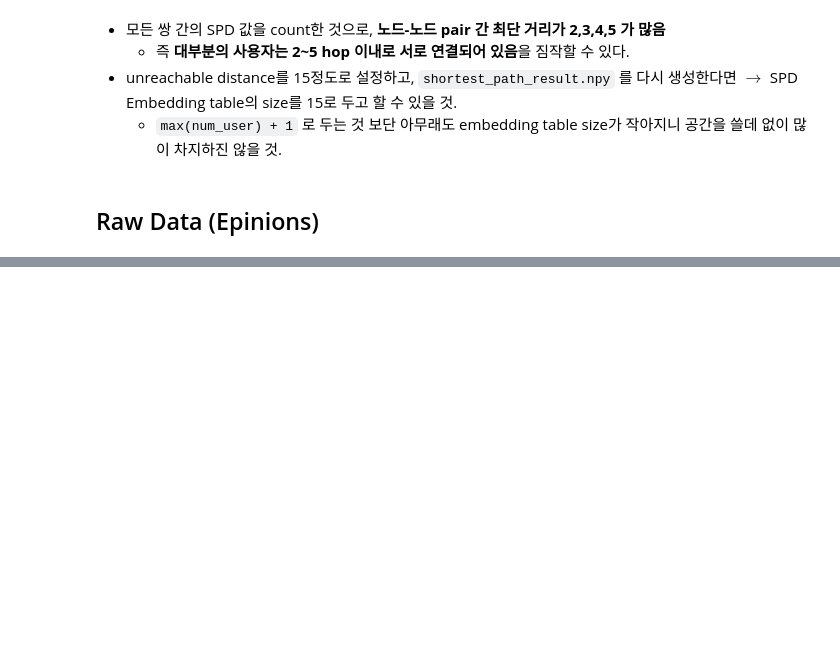
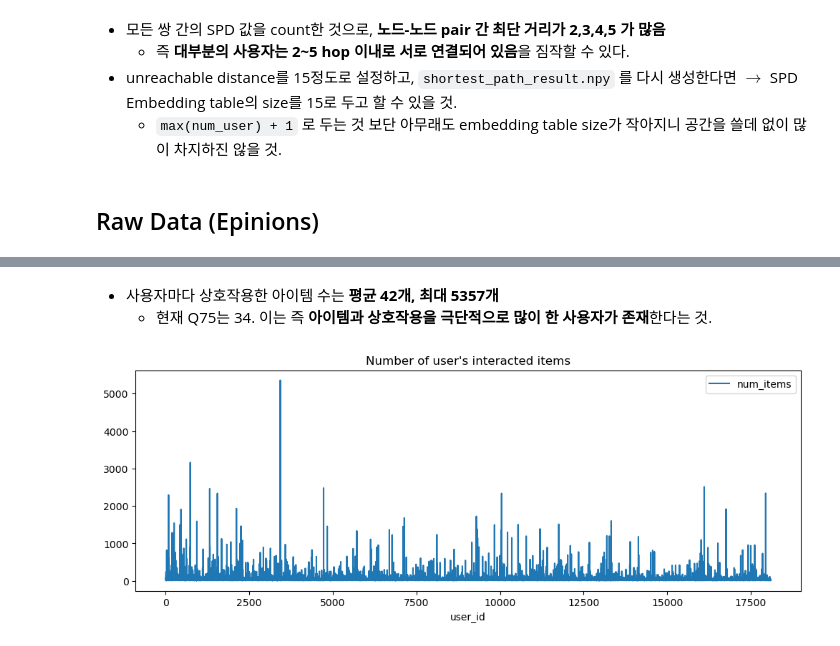
Before and after one commit to mlsys-lab-sogang/Social-Rec-Sys, a Jupyter notebook: Transformer_modified/dataset_eda.ipynb, the cells around one changed output, grey strips where cells are left out. Cells and saved outputs as stored; diff of their text form; code cells hidden in the pictures; blank space fills up the shorter version.

```diff
--- a/Transformer_modified/dataset_eda.ipynb
+++ b/Transformer_modified/dataset_eda.ipynb
@@ -304,0 +368,4 @@ plt.show()
+# %%
+user_item_dataframe = rating_df.groupby('user_id').agg({'product_id': list, 'rating': list}).reset_index()
+user_item_dataframe['num_items'] = user_item_dataframe['product_id'].apply(lambda x: len(x))
+user_item_dataframe['num_items'].describe()
@@ -304,0 +382,8 @@ plt.show()
+# %% [markdown]
+- 사용자마다 상호작용한 아이템 수는 **평균 42개, 최대 5357개**
+  - 현재 Q75는 34. 이는 즉 **아이템과 상호작용을 극단적으로 많이 한 사용자가 존재**한다는 것.
+# %%
+user_item_dataframe.plot(kind='line', x='user_id', y='num_items', figsize=(12, 4), title="Number of user's interacted items")
+plt.show()
+# %% [output]
+[figure, added]
```
Also changed, not shown: parts of 31 cells of this notebook.
